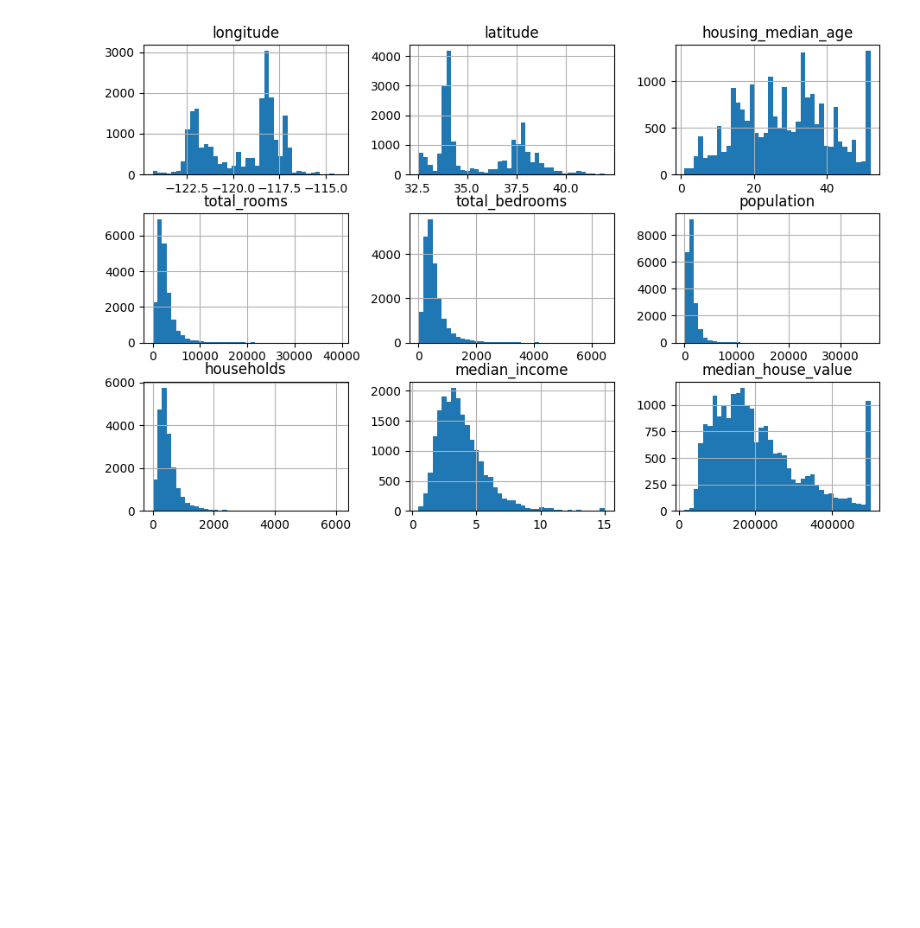
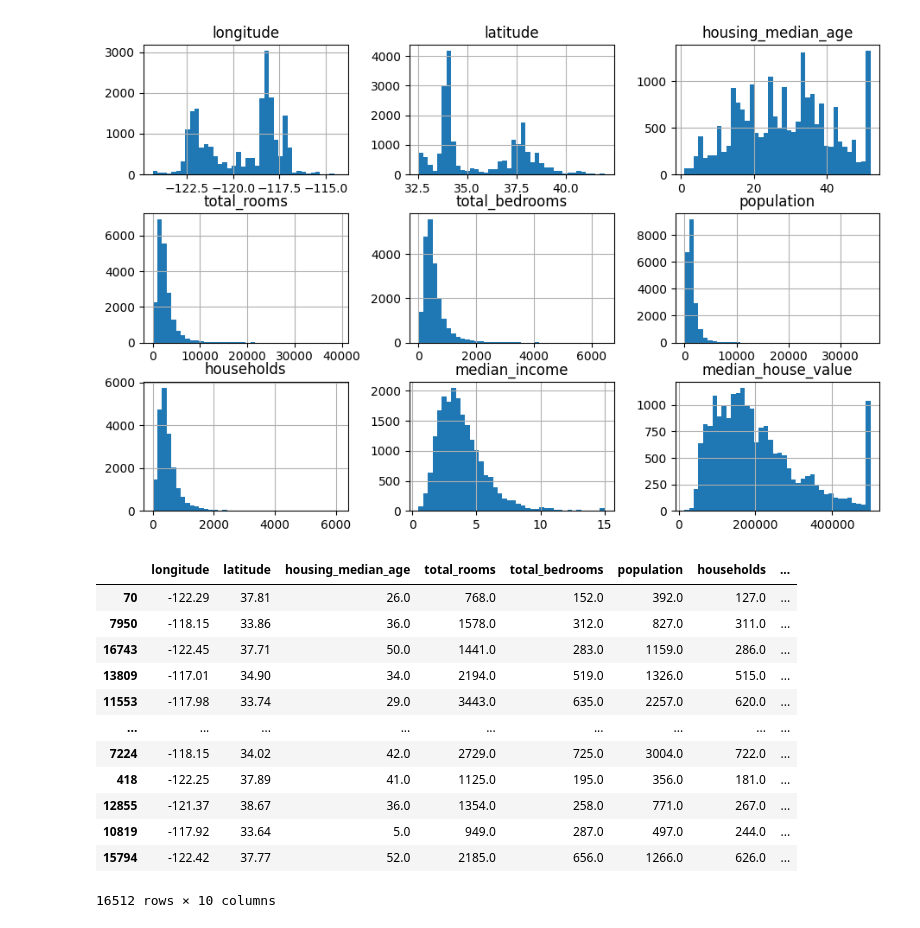
Before and after one commit to MohammadNabizada/California-Housing-Prices, a Jupyter notebook: California_housing_prices.ipynb, the cells around one changed output. Drawn from its saved outputs; the diff is of its cells as text; code cells hidden in the pictures; blank space fills up the shorter version.

Commit message:
Shuffle and split train and test set

```diff
--- a/California_housing_prices.ipynb
+++ b/California_housing_prices.ipynb
@@ -73,0 +76,25 @@ array([[<Axes: title={'center': 'longitude'}>,
+# %%
+def shuffle_and_split_df(df, test_ratio):
+  random_indices = np.random.permutation(len(df))
+  test_set_size = int(len(df) * test_ratio)
+  test_random_indices = random_indices[:test_set_size]
+  train_random_indices = random_indices[test_set_size:]
+  return df.iloc[train_random_indices],df.iloc[test_random_indices]
+# %%
+train_set,test_set = shuffle_and_split_df(df,0.2)
+# %%
+train_set
+# %% [output]
+|  | longitude | latitude | housing_median_age | total_rooms | total_bedrooms | population | households | ... |
+| 70 | -122.29 | 37.81 | 26.0 | 768.0 | 152.0 | 392.0 | 127.0 | ... |
+| 7950 | -118.15 | 33.86 | 36.0 | 1578.0 | 312.0 | 827.0 | 311.0 | ... |
+| 16743 | -122.45 | 37.71 | 50.0 | 1441.0 | 283.0 | 1159.0 | 286.0 | ... |
+| 13809 | -117.01 | 34.90 | 34.0 | 2194.0 | 519.0 | 1326.0 | 515.0 | ... |
+| 11553 | -117.98 | 33.74 | 29.0 | 3443.0 | 635.0 | 2257.0 | 620.0 | ... |
+| ... | ... | ... | ... | ... | ... | ... | ... | ... |
+| 7224 | -118.15 | 34.02 | 42.0 | 2729.0 | 725.0 | 3004.0 | 722.0 | ... |
+| 418 | -122.25 | 37.89 | 41.0 | 1125.0 | 195.0 | 356.0 | 181.0 | ... |
+| 12855 | -121.37 | 38.67 | 36.0 | 1354.0 | 258.0 | 771.0 | 267.0 | ... |
+| 10819 | -117.92 | 33.64 | 5.0 | 949.0 | 287.0 | 497.0 | 244.0 | ... |
+| 15794 | -122.42 | 37.77 | 52.0 | 2185.0 | 656.0 | 1266.0 | 626.0 | ... |
+16512 rows × 10 columns
```
Also changed, not shown: parts of 1 cell of this notebook.
